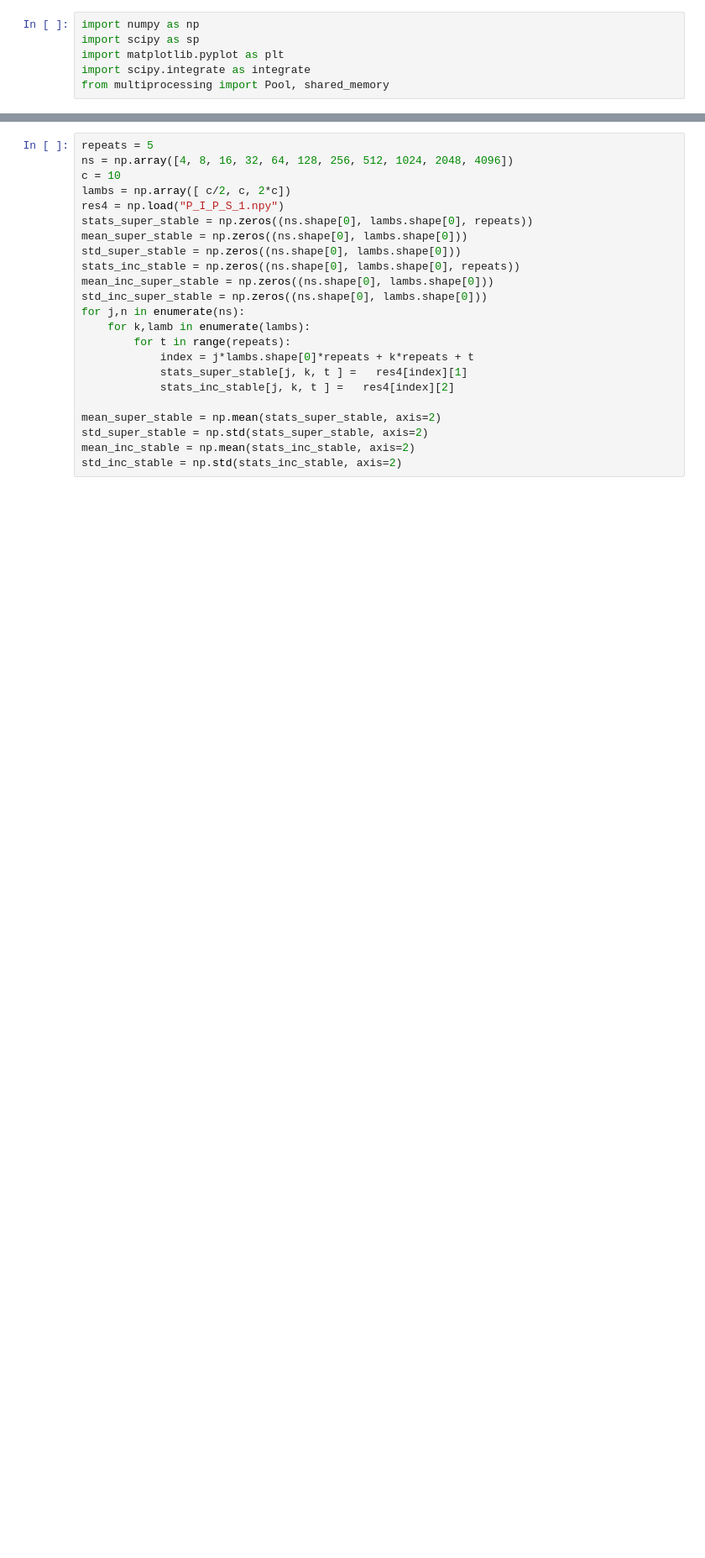
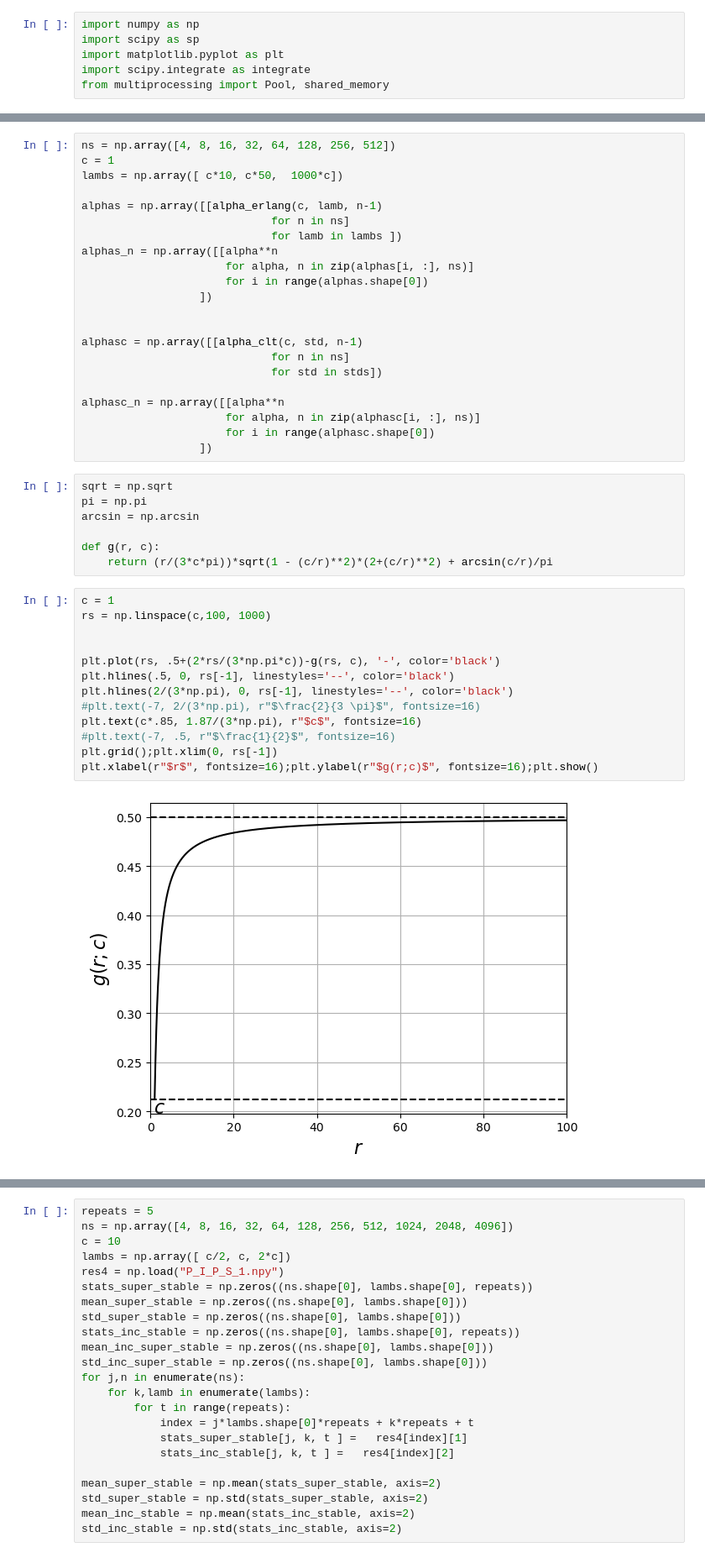
Before and after one commit to rpazuki/morpho_repo, a Jupyter notebook: Gershgoring/Comparing_P_I_P_S_with_samples.ipynb, the cells around one changed output, grey strips where cells are left out. Shown: that part at 84% size. Drawn from its saved outputs; the diff is of its cells as text; blank space fills up the shorter version.

```diff
--- a/Gershgoring/Comparing_P_I_P_S_with_samples.ipynb
+++ b/Gershgoring/Comparing_P_I_P_S_with_samples.ipynb
@@ -28,0 +84,44 @@ def alpha(c, dist_func=None):
+# %%
+ns = np.array([4, 8, 16, 32, 64, 128, 256, 512])
+c = 1
+lambs = np.array([ c*10, c*50,  1000*c])
+
+alphas = np.array([[alpha_erlang(c, lamb, n-1)
+                             for n in ns]
+                             for lamb in lambs ])
+alphas_n = np.array([[alpha**n
+                      for alpha, n in zip(alphas[i, :], ns)]
+                      for i in range(alphas.shape[0])
+                  ])
+
+
+alphasc = np.array([[alpha_clt(c, std, n-1)
+                             for n in ns]
+                             for std in stds])
+
+alphasc_n = np.array([[alpha**n
+                      for alpha, n in zip(alphasc[i, :], ns)]
+                      for i in range(alphasc.shape[0])
+                  ])
+# %%
+sqrt = np.sqrt
+pi = np.pi
+arcsin = np.arcsin
+
+def g(r, c):
+    return (r/(3*c*pi))*sqrt(1 - (c/r)**2)*(2+(c/r)**2) + arcsin(c/r)/pi
+# %%
+c = 1
+rs = np.linspace(c,100, 1000)
+
+
+plt.plot(rs, .5+(2*rs/(3*np.pi*c))-g(rs, c), '-', color='black')
+plt.hlines(.5, 0, rs[-1], linestyles='--', color='black')
+plt.hlines(2/(3*np.pi), 0, rs[-1], linestyles='--', color='black')
+#plt.text(-7, 2/(3*np.pi), r"$\frac{2}{3 \pi}$", fontsize=16)
+plt.text(c*.85, 1.87/(3*np.pi), r"$c$", fontsize=16)
+#plt.text(-7, .5, r"$\frac{1}{2}$", fontsize=16)
+plt.grid();plt.xlim(0, rs[-1])
+plt.xlabel(r"$r$", fontsize=16);plt.ylabel(r"$g(r;c)$", fontsize=16);plt.show()
+# %% [output]
+[figure, added]
```
Also changed, not shown: parts of 16 cells of this notebook, 5 other files.
